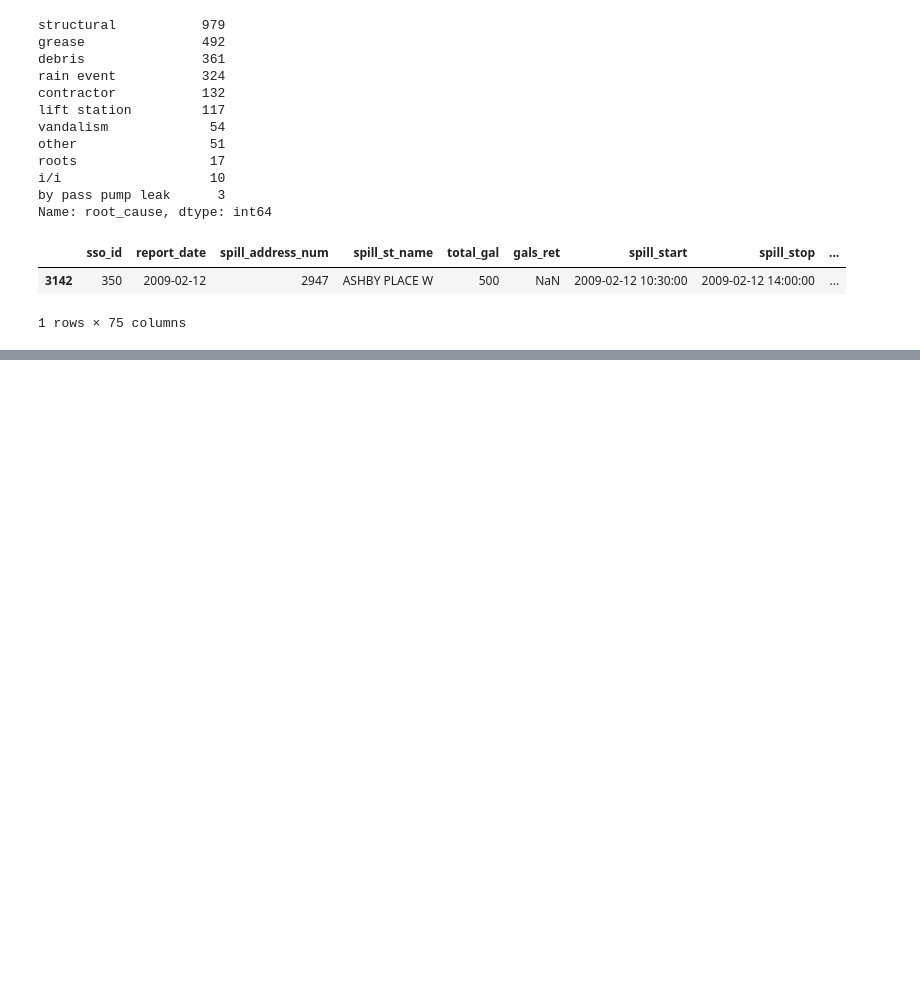
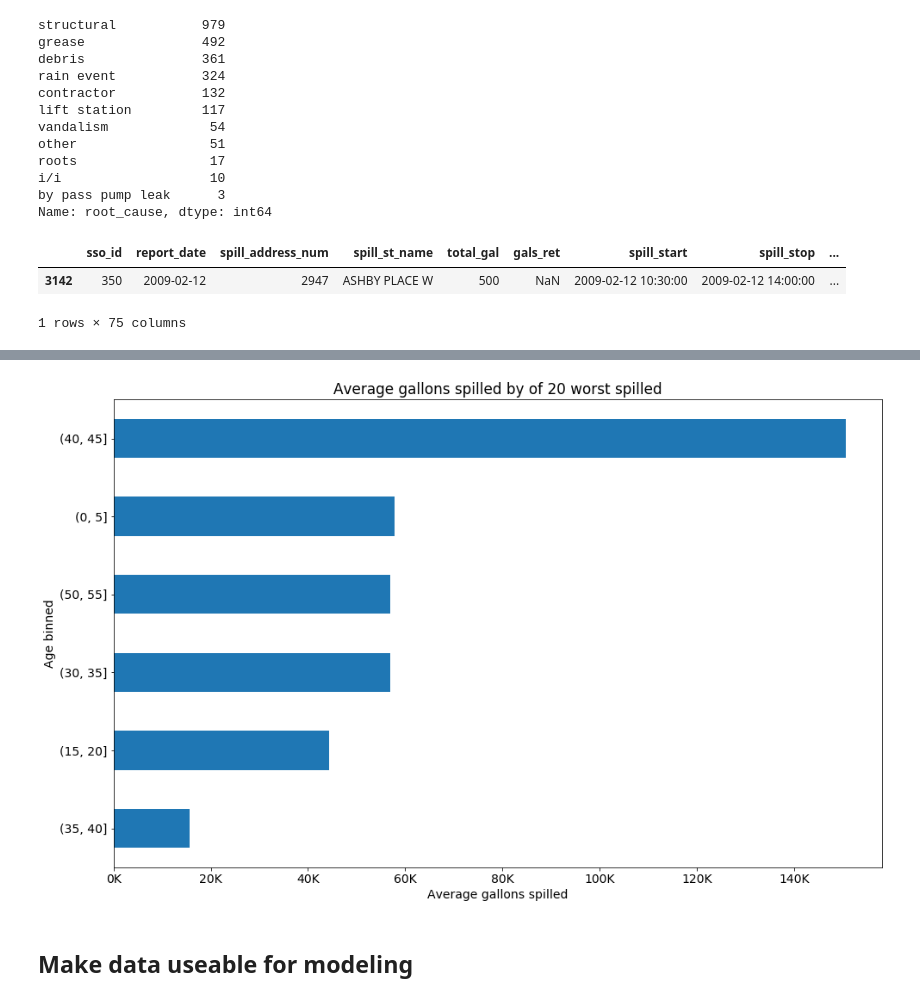
Before and after one commit to we-came-we-SAWS-we-conquered/saws-capstone-project, a Jupyter notebook: cameron_repo/Cameron_notebook.ipynb, the cells around one changed output, grey strips where cells are left out. Saved outputs shown, nothing was run; the diff lists cells and outputs as text; code cells hidden in the pictures; blank space fills up the shorter version.

Commit message:
Begin making data work with modeling

```diff
--- a/cameron_repo/Cameron_notebook.ipynb
+++ b/cameron_repo/Cameron_notebook.ipynb
@@ -425,0 +439,14 @@ plt.show()
+# %%
+ax = train.groupby('age_binned').total_gal.mean()\
+            .dropna().sort_values().tail(6).plot.barh()
+xlabels = ['{:,.0f}'.format(x) +'K'
+                   for x in ax.get_xticks()/1000]
+ax.set_xticklabels(xlabels)
+ax.set_xlabel('Average gallons spilled')
+ax.set_ylabel('Age binned')
+plt.title('Average gallons spilled by of 20 worst spilled')
+plt.show()
+# %% [output]
+[figure, added]
+# %% [markdown]
+## Make data useable for modeling
```
Also changed, not shown: parts of 24 cells of this notebook, 1 other file.
